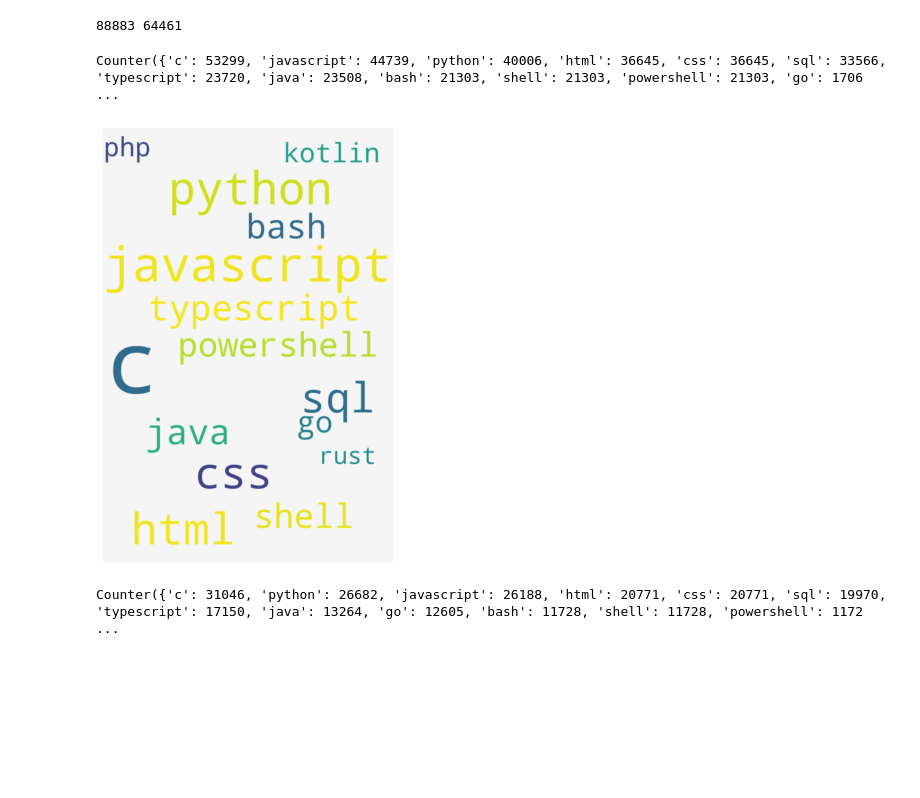
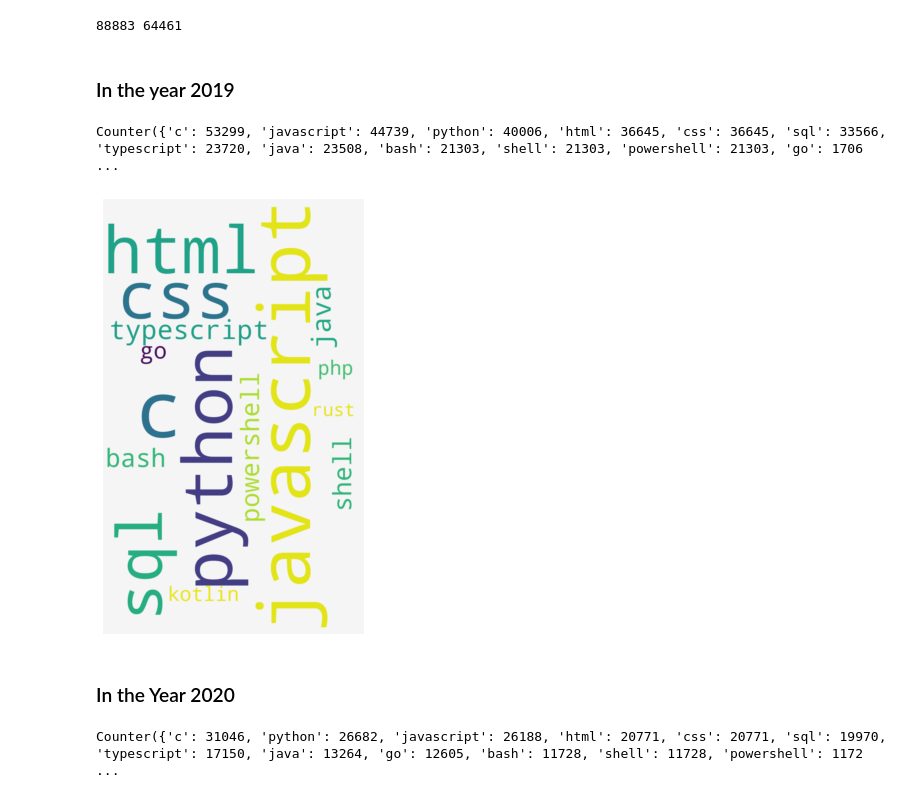
Before and after one commit to birnesh/Stack-Overflow-Dev_survey-Analysis, a Jupyter notebook: desired_languages.ipynb, the cells around one changed output. Saved outputs shown, nothing was run; the diff lists cells and outputs as text; code cells hidden in the pictures; blank space fills up the shorter version.

```diff
--- a/desired_languages.ipynb
+++ b/desired_languages.ipynb
@@ -25,6 +29,8 @@ entries_in_2020 = len(df_2020)
 print(entries_in_2019, entries_in_2020)
 # %% [output]
 88883 64461
+# %% [markdown]
+### In the year 2019
 # %%
 filt = df_2019.loc[:,'LanguageDesireNextYear'].notnull()
 desired_languages_during_2019 = df_2019.loc[filt,'LanguageDesireNextYear']
@@ -41,15 +47,17 @@ print(words_counter)
 # %% [output]
 Counter({'c': 53299, 'javascript': 44739, 'python': 40006, 'html': 36645, 'css': 36645, 'sql': 33566, 'typescript': 23720, 'java': 23508, 'bash': 21303, 'shell': 21303, 'powershell': 21303, 'go': 1706 ...
 # %%
-wc = WordCloud(width = 1200,height = 1800,max_words=15, background_color='#f5f5f5')
+wc = WordCloud(width = 900,height = 1500,max_words=15, background_color='#f5f5f5')
 wc.generate_from_frequencies(words_counter)
-wc.to_file("want_to_learn_during_2019.png")
+wc.to_file("./output_images/want_to_learn_during_2019.png")
 plt.subplots(figsize = (8,8))
 plt.imshow(wc, interpolation="bilinear")
 plt.axis("off")
 plt.show()
 # %% [output]
-[figure, old version]
+[figure, new version]
+# %% [markdown]
+### In the Year 2020
 # %%
 filt = df_2020.loc[:,'LanguageDesireNextYear'].notnull()
 desired_languages_during_2020 = df_2020.loc[filt,'LanguageDesireNextYear']
```
Also changed, not shown: parts of 3 cells of this notebook, 5 other files.
